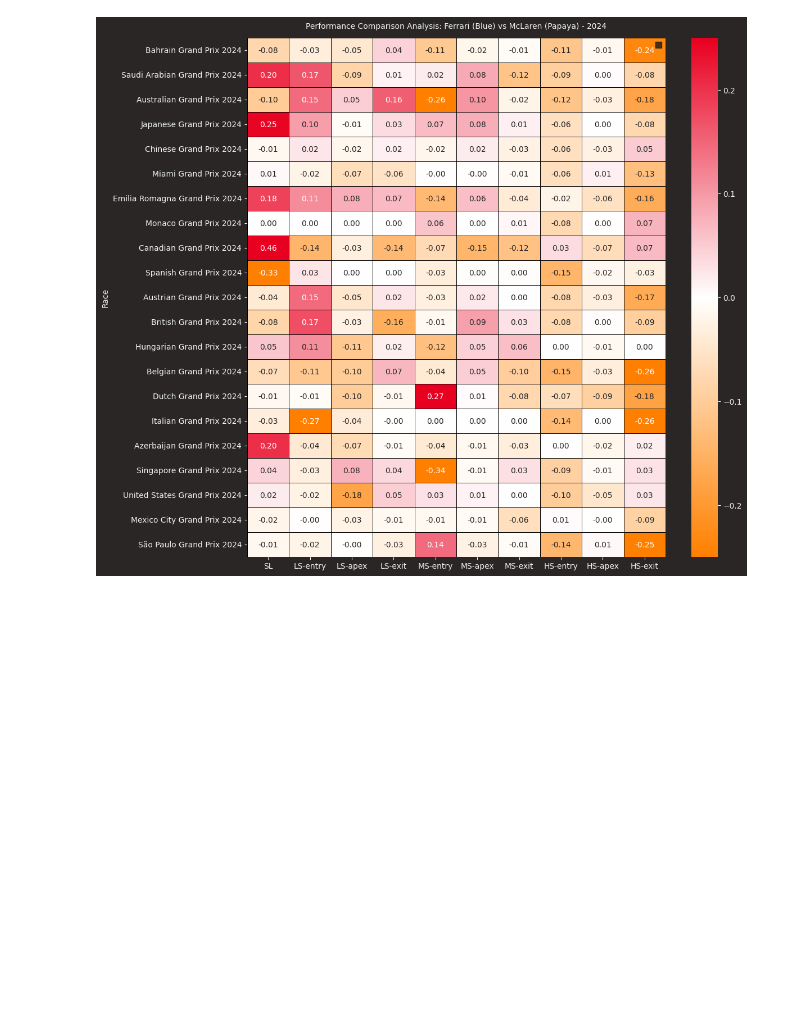
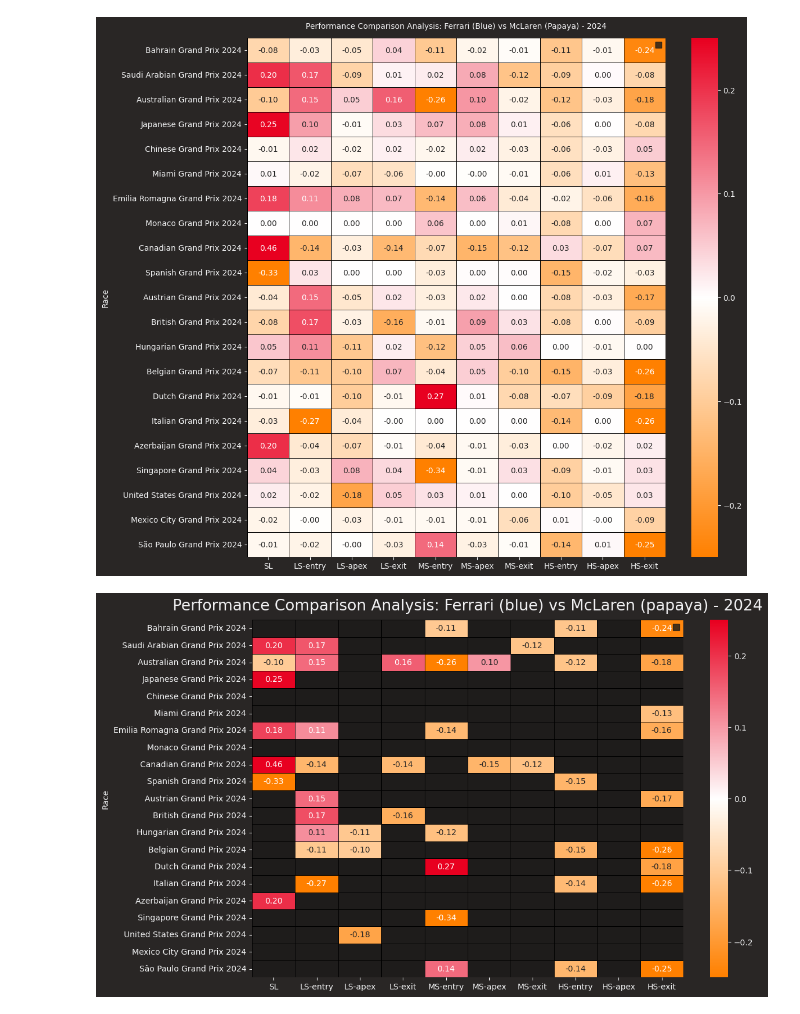
Before and after one commit to CharlotteGithub-prog/mclaren-performance-analysis-2024, a Jupyter notebook: plots/plot_speed-heatmap_team.ipynb, the cells around one changed output. Drawn from its saved outputs; the diff is of its cells as text; code cells hidden in the pictures; blank space fills up the shorter version.

```diff
--- a/plots/plot_speed-heatmap_team.ipynb
+++ b/plots/plot_speed-heatmap_team.ipynb
@@ -316,30 +316,32 @@ plt.show()
 # %% [output]
 [figure]
 # %%
-# # Create a mask to only color cells with |values| > 0.1
-# mask = (filtered_data.abs() <= 0.1)
+# Create a mask to only color cells with |values| > 0.1
+mask = (filtered_data.abs() <= 0.1)
 
-# # Plot the heatmap with the masked values
-# plt.figure(figsize=(12, 8))
-# sns.heatmap(
-#     filtered_data,
-#     cmap=cmap,
-#     center=0,
-#     annot=True,
-#     fmt=".2f",
-#     linewidths=0.5,
-#     linecolor="black",
-#     vmin=-0.25,
-#     vmax=0.25,
-#     mask=mask  # Apply mask to hide cells with |values| ≤ 0.1
-# )
-# plt.title(f"Performance Comparison Analysis: {team_1} (blue) vs {team_2} (papaya) - {year}")
+# Plot the heatmap with the masked values
+plt.figure(figsize=(12, 8))
+sns.heatmap(
+    filtered_data,
+    cmap=cmap,
+    center=0,
+    annot=True,
+    fmt=".2f",
+    linewidths=0.5,
+    linecolor="black",
+    vmin=-0.25,
+    vmax=0.25,
+    mask=mask  # Apply mask to hide cells with |values| ≤ 0.1
+)
+plt.title(f"Performance Comparison Analysis: {team_1} (blue) vs {team_2} (papaya) - {year}")
 
-# # Add a reference key for team colors
-# plt.legend([driver_1, driver_2])
+# Add a reference key for team colors
+plt.legend([driver_1, driver_2])
 
-# # Save the plot to a file
+# Uncomment to Save the plot to a file
 # masked_file_name = 'patth/to/file_name.png'
 # plt.savefig(masked_file_name, dpi=300, bbox_inches='tight')
 
-# plt.show()
+plt.show()
+# %% [output]
+[figure, added]
```
Also changed, not shown: parts of 1 cell of this notebook.
